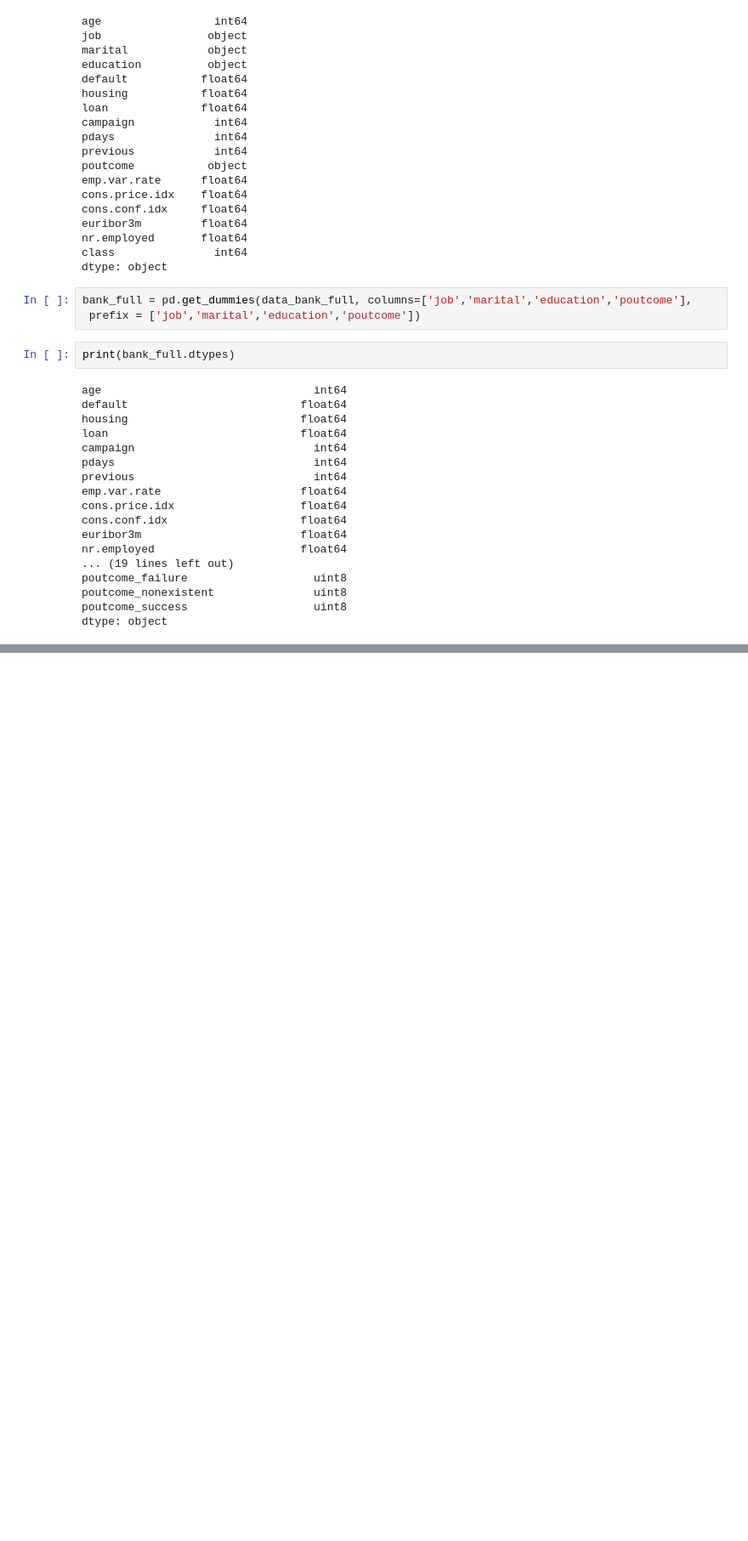
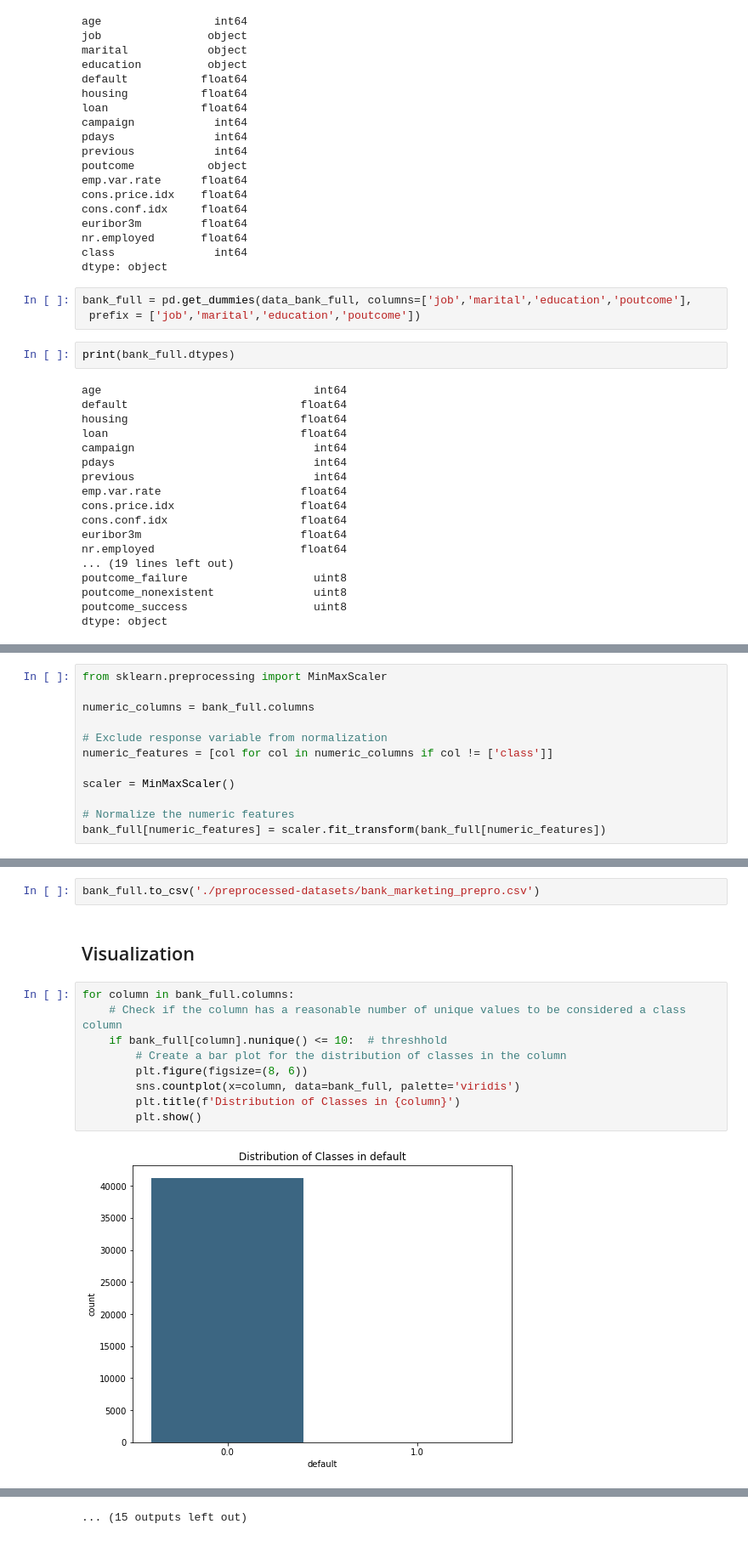
Before and after one commit to izsom/MachineLearning23ws, a Jupyter notebook: Exercise1/bank_marketing.ipynb, the cells around one changed output, grey strips where cells are left out. Shown: that part at 85% size. Saved outputs shown, nothing was run; the diff lists cells and outputs as text; blank space fills up the shorter version.

```diff
--- a/Exercise1/bank_marketing.ipynb
+++ b/Exercise1/bank_marketing.ipynb
@@ -375,0 +369,12 @@ bank_full_cleaned.shape
+# %%
+from sklearn.preprocessing import MinMaxScaler
+
+numeric_columns = bank_full.columns
+
+# Exclude response variable from normalization
+numeric_features = [col for col in numeric_columns if col != ['class']]
+
+scaler = MinMaxScaler()
+
+# Normalize the numeric features
+bank_full[numeric_features] = scaler.fit_transform(bank_full[numeric_features])
@@ -375,0 +412,15 @@ bank_full_cleaned.shape
+# %%
+bank_full.to_csv('./preprocessed-datasets/bank_marketing_prepro.csv')
+# %% [markdown]
+## Visualization
+# %%
+for column in bank_full.columns:
+    # Check if the column has a reasonable number of unique values to be considered a class column
+    if bank_full[column].nunique() <= 10:  # threshhold
+        # Create a bar plot for the distribution of classes in the column
+        plt.figure(figsize=(8, 6))
+        sns.countplot(x=column, data=bank_full, palette='viridis')
+        plt.title(f'Distribution of Classes in {column}')
+        plt.show()
+# %% [output]
+[figure, added]
@@ -375,0 +438 @@ bank_full_cleaned.shape
+... (15 outputs left out)
```
Also changed, not shown: parts of 26 cells of this notebook, 1 other file.
